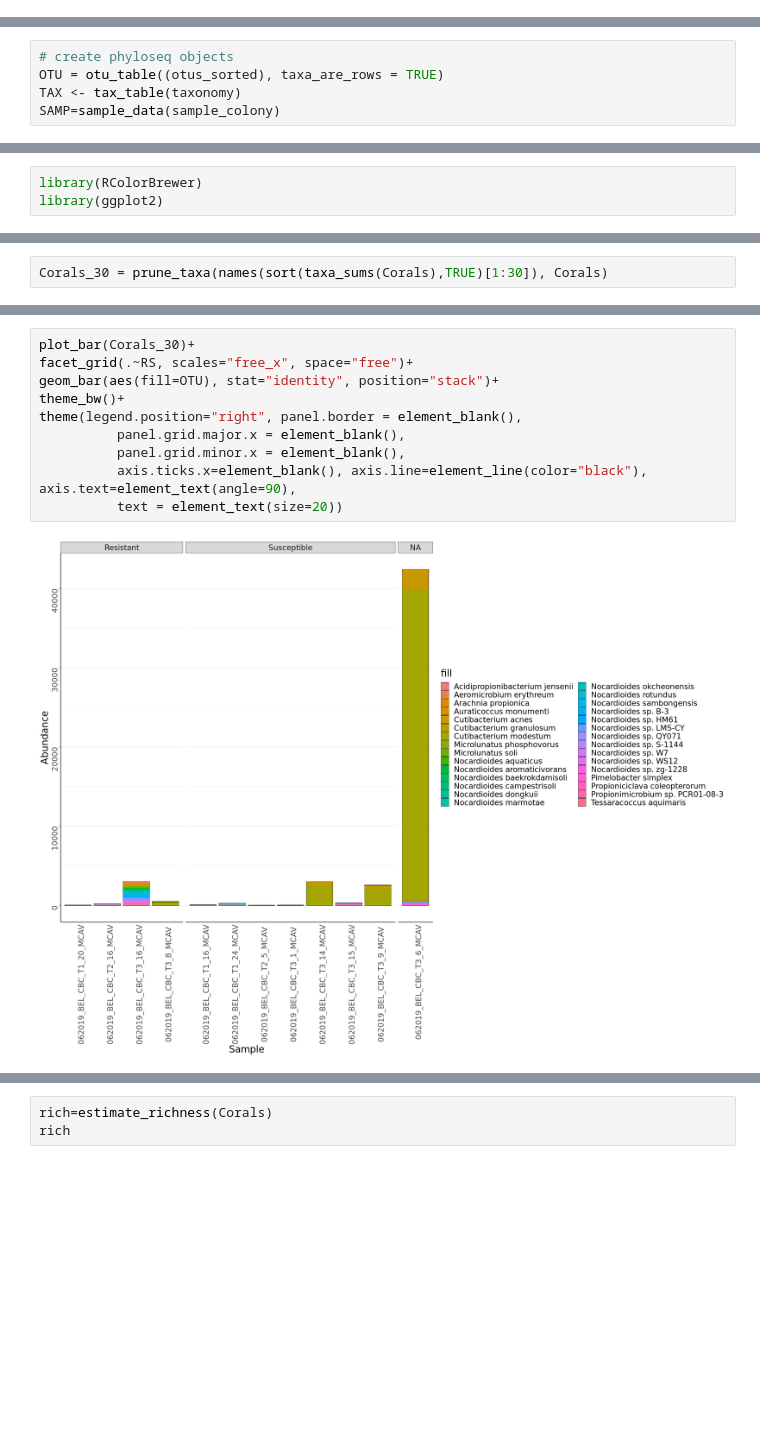
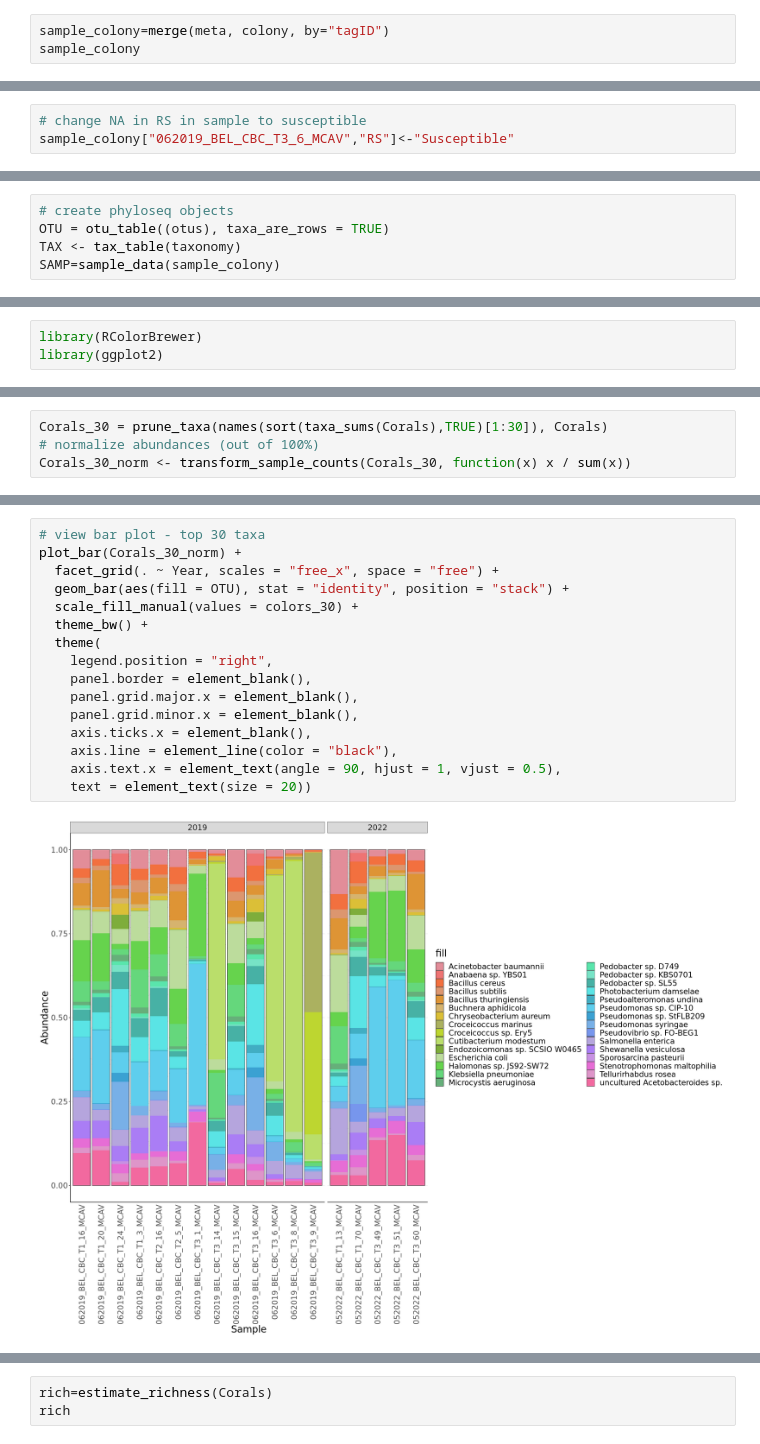
Before and after one commit to brookewicz/CBC_metagenomics, a Jupyter notebook: mcav1/mcav_taxonomy_plots.ipynb, the cells around one changed output, grey strips where cells are left out. Drawn from its saved outputs; the diff is of its cells as text; blank space fills up the shorter version.

Commit message:
mcav taxonomy plots

```diff
--- a/mcav1/mcav_taxonomy_plots.ipynb
+++ b/mcav1/mcav_taxonomy_plots.ipynb
@@ -328,0 +394,3 @@ sample_colony<-sample_colony[sample_colony$Species.x=="MCAV",]
+# %%
+sample_colony=merge(meta, colony, by="tagID")
+sample_colony
@@ -348,0 +495,3 @@ A data.frame: 6 × 62
+# %%
+# change NA in RS in sample to susceptible
+sample_colony["062019_BEL_CBC_T3_6_MCAV","RS"]<-"Susceptible"
@@ -373,6 +566,6 @@ dim(otus_sorted)
 # %%
 # create phyloseq objects
-OTU = otu_table((otus_sorted), taxa_are_rows = TRUE)
+OTU = otu_table((otus), taxa_are_rows = TRUE)
 TAX <- tax_table(taxonomy)
 SAMP=sample_data(sample_colony)
 # %%
@@ -482,4 +695,6 @@ Corals_10 = prune_taxa(names(sort(taxa_sums(Corals),TRUE)[1:10]), Corals)
 # %%
 Corals_30 = prune_taxa(names(sort(taxa_sums(Corals),TRUE)[1:30]), Corals)
+# normalize abundances (out of 100%)
+Corals_30_norm <- transform_sample_counts(Corals_30, function(x) x / sum(x))
 # %%
 Corals_100 = prune_taxa(names(sort(taxa_sums(Corals),TRUE)[1:100]), Corals)
@@ -491,13 +863,19 @@ ERROR: Error in dimnames(x) <- dn: length of 'dimnames' [2] not equal to array e
 # %%
-plot_bar(Corals_30)+
-facet_grid(.~RS, scales="free_x", space="free")+
-geom_bar(aes(fill=OTU), stat="identity", position="stack")+
-theme_bw()+
-theme(legend.position="right", panel.border = element_blank(),
-          panel.grid.major.x = element_blank(),
-          panel.grid.minor.x = element_blank(),
-          axis.ticks.x=element_blank(), axis.line=element_line(color="black"), axis.text=element_text(angle=90),
-          text = element_text(size=20))
+# view bar plot - top 30 taxa
+plot_bar(Corals_30_norm) +
+  facet_grid(. ~ Year, scales = "free_x", space = "free") +
+  geom_bar(aes(fill = OTU), stat = "identity", position = "stack") +
+  scale_fill_manual(values = colors_30) +
+  theme_bw() +
+  theme(
+    legend.position = "right",
+    panel.border = element_blank(),
+    panel.grid.major.x = element_blank(),
+    panel.grid.minor.x = element_blank(),
+    axis.ticks.x = element_blank(),
+    axis.line = element_line(color = "black"),
+    axis.text.x = element_text(angle = 90, hjust = 1, vjust = 0.5),
+    text = element_text(size = 20))
 # %% [output]
-[figure, old version]
+[figure, new version]
 # %%
```
Also changed, not shown: parts of 82 cells of this notebook.
